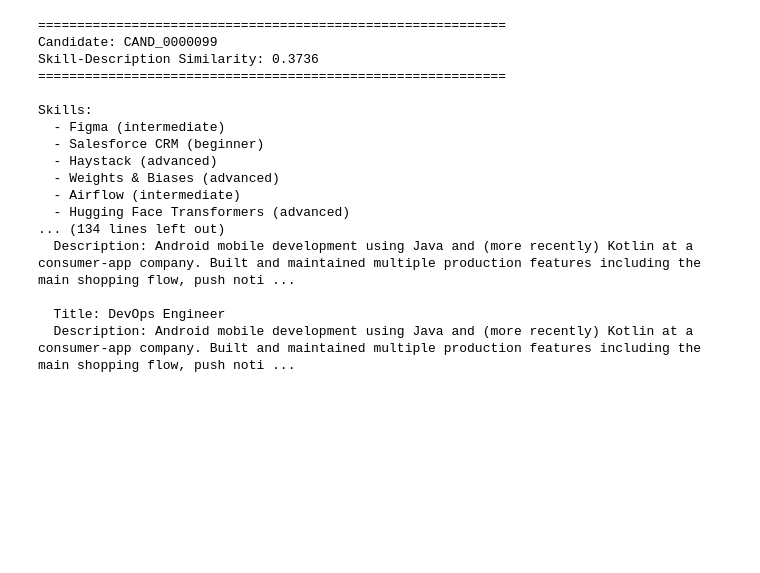
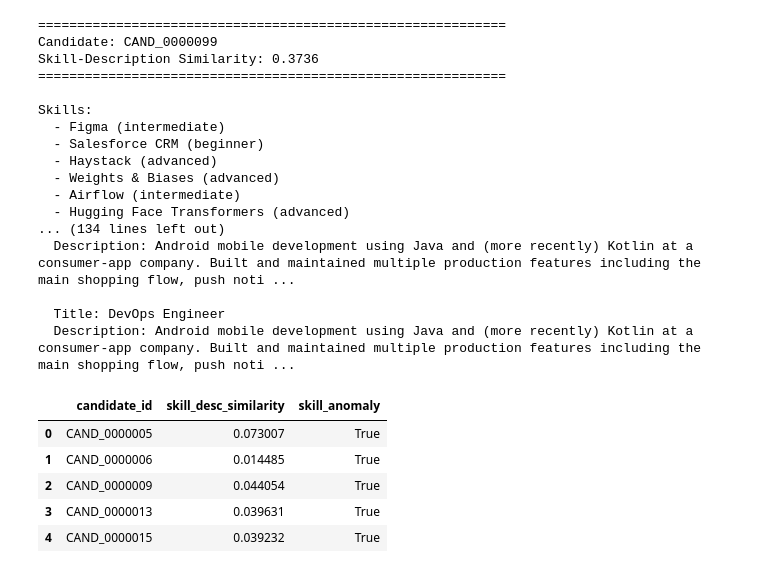
Before and after one commit to Theshmphony7580/autorecruit-, a Jupyter notebook: data_forensic _files/03_ranking_forensics.ipynb, the cells around one changed output. Cells and saved outputs as stored; diff of their text form; code cells hidden in the pictures; blank space fills up the shorter version.

```diff
--- a/data_forensic _files/03_ranking_forensics.ipynb
+++ b/data_forensic _files/03_ranking_forensics.ipynb
@@ -1545,8 +1553,6 @@ Name: avg_title_desc_similarity, dtype: float64
 medien :  0.2678271
 Axes(0.125,0.11;0.775x0.77)
 [figure]
-# %%
-title_desc_df = title_desc_df.drop(columns=['title_desc_anomaly'])
 # %%
 title_desc_df
 # %% [output]
@@ -1787,3 +1793,24 @@ Skills:
 
   Title: DevOps Engineer
   Description: Android mobile development using Java and (more recently) Kotlin at a consumer-app company. Built and maintained multiple production features including the main shopping flow, push noti ...
+# %%
+skill_anomaly_rows = []
+
+for idx, row in skill_desc_df.iterrows():
+    if row["skill_desc_similarity"] < 0.1:
+        skill_anomaly_rows.append({
+            "candidate_id": row["candidate_id"],
+            "skill_desc_similarity": row["skill_desc_similarity"],
+            "skill_anomaly": True
+        })
+
+
+skill_anomaly_df = pd.DataFrame(skill_anomaly_rows)
+skill_anomaly_df.head()
+# %% [output]
+|  | candidate_id | skill_desc_similarity | skill_anomaly |
+| 0 | CAND_0000005 | 0.073007 | True |
+| 1 | CAND_0000006 | 0.014485 | True |
+| 2 | CAND_0000009 | 0.044054 | True |
+| 3 | CAND_0000013 | 0.039631 | True |
+| 4 | CAND_0000015 | 0.039232 | True |
```
Also changed, not shown: parts of 3 cells of this notebook, 1 other file.
